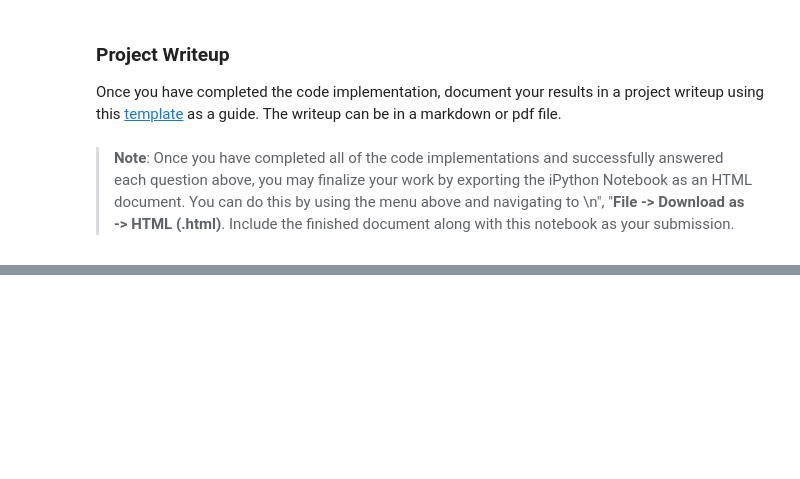
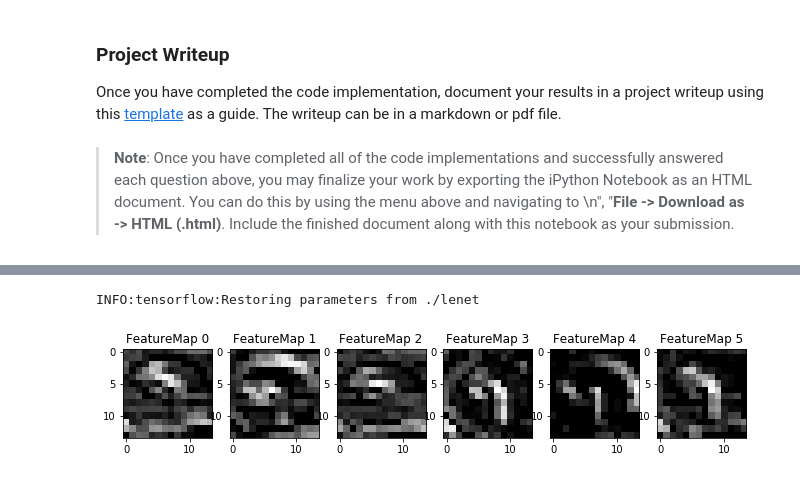
Before and after one commit to tyaq/CarND-Traffic-Sign-Classifier-Project, a Jupyter notebook: Traffic_Sign_Classifier.ipynb, the cells around one changed output, grey strips where cells are left out. Drawn from its saved outputs; the diff is of its cells as text; code cells hidden in the pictures; blank space fills up the shorter version.

```diff
--- a/Traffic_Sign_Classifier.ipynb
+++ b/Traffic_Sign_Classifier.ipynb
@@ -547,0 +557,8 @@ AttributeError: 'str' object has no attribute 'eval'
+# %%
+with tf.Session() as sess:
+    saver.restore(sess, "./lenet")
+    act = sess.graph.get_tensor_by_name('MaxPool:0')
+    outputFeatureMap(np.expand_dims(X_pred[0],axis=0).astype(float) , act)
+# %% [output]
+INFO:tensorflow:Restoring parameters from ./lenet
+[figure, added]
```
Also changed, not shown: parts of 9 cells of this notebook, 4 other files.
